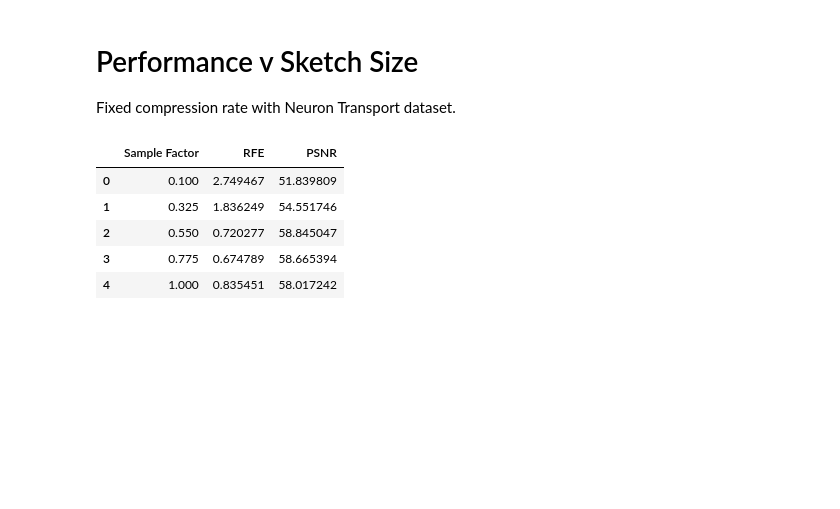
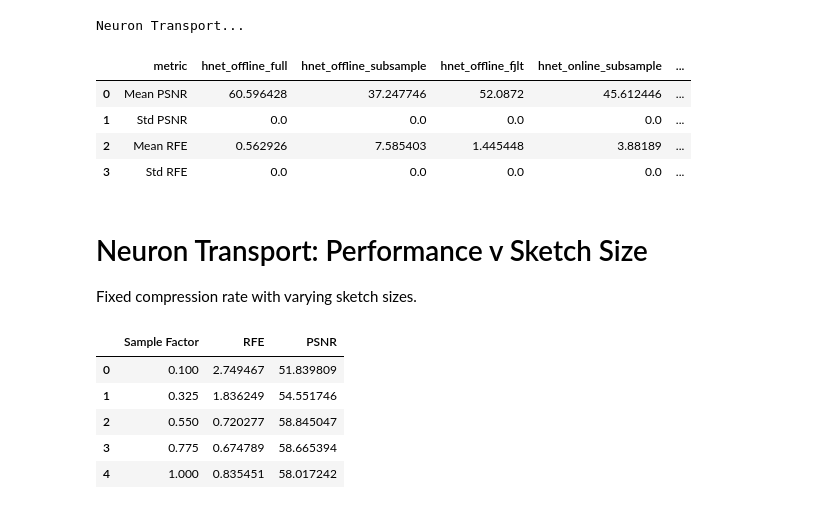
Before and after one commit to RS-Coop/Implicit-Neural-Compression, a Jupyter notebook: Paper Results.ipynb, the cells around one changed output. Saved outputs shown, nothing was run; the diff lists cells and outputs as text; code cells hidden in the pictures; blank space fills up the shorter version.

```diff
--- a/Paper Figures.ipynb
+++ b/Paper Results.ipynb
@@ -8,0 +42,10 @@ sns.set_theme()
+# %%
+print("Neuron Transport...")
+dfs[1]
+# %% [output]
+Neuron Transport...
+|  | metric | hnet_offline_full | hnet_offline_subsample | hnet_offline_fjlt | hnet_online_subsample | ... |
+| 0 | Mean PSNR | 60.596428 | 37.247746 | 52.0872 | 45.612446 | ... |
+| 1 | Std PSNR | 0.0 | 0.0 | 0.0 | 0.0 | ... |
+| 2 | Mean RFE | 0.562926 | 7.585403 | 1.445448 | 3.88189 | ... |
+| 3 | Std RFE | 0.0 | 0.0 | 0.0 | 0.0 | ... |
@@ -9,6 +55,6 @@ sns.set_theme()
 # %% [markdown]
-# Performance v Sketch Size
-Fixed compression rate with Neuron Transport dataset.
+# Neuron Transport: Performance v Sketch Size
+Fixed compression rate with varying sketch sizes.
 # %%
 #Extract tb logs
 log_dir = "lightning_logs/neuron_transport/"
```
Also changed, not shown: parts of 5 cells of this notebook, 12 other files.
